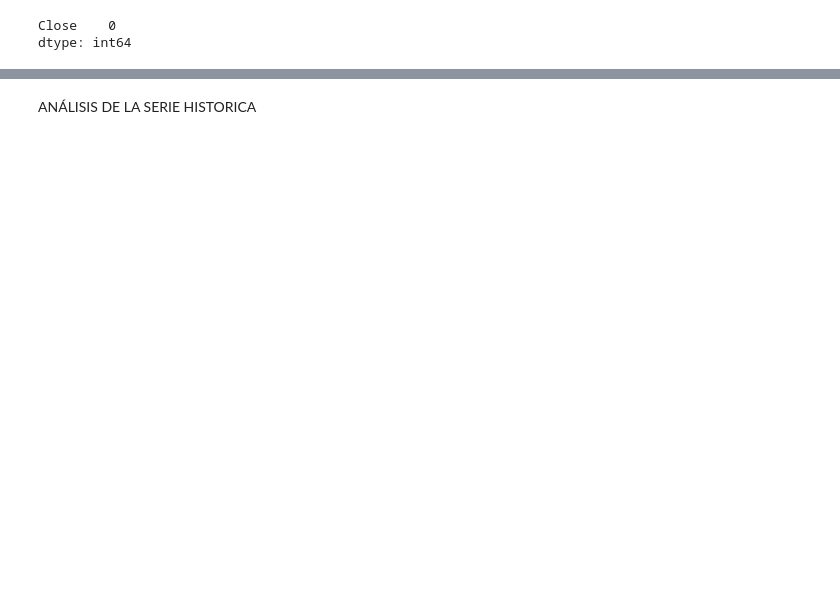
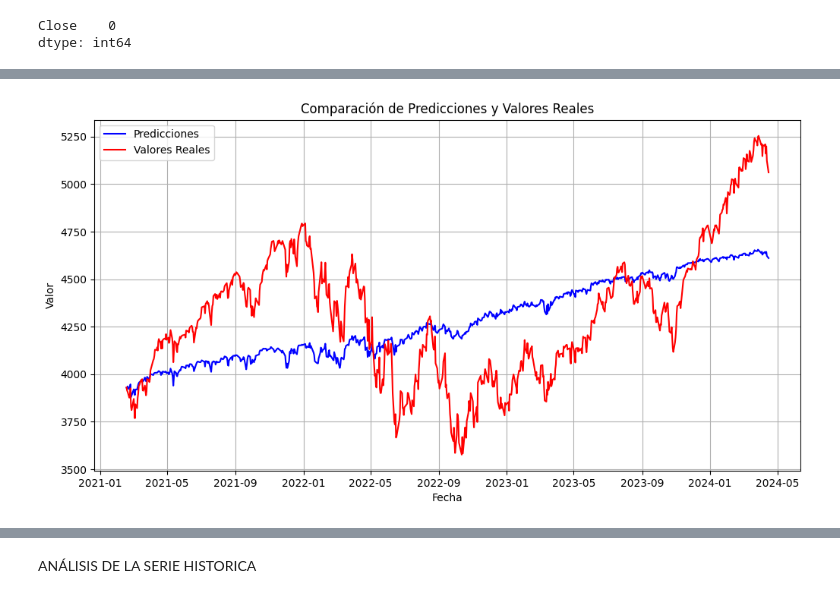
Before and after one commit to lgarnov19/TFM_Prediccion_SP500, a Jupyter notebook: TFM_AutoArima.ipynb, the cells around one changed output, grey strips where cells are left out. Saved outputs shown, nothing was run; the diff lists cells and outputs as text; code cells hidden in the pictures; blank space fills up the shorter version.

```diff
--- a/TFM_AutoArima.ipynb
+++ b/TFM_AutoArima.ipynb
@@ -136,0 +566,2 @@ sp500_ARIMA.sort_index(inplace=True)
+# %%
+predictions_arimax1_new_df=predictions_arimax1_new.to_frame()
@@ -136,0 +577,6 @@ sp500_ARIMA.sort_index(inplace=True)
+# %%
+# Cambiar directamente el nombre de la primera columna
+predictions_arimax1_new_df.columns = ['Prediccion'] + predictions_arimax1_new_df.columns[1:].tolist()
+
+# Verificar los cambios
+print(predictions_arimax1_new_df.head())
@@ -136,0 +597,6 @@ sp500_ARIMA.sort_index(inplace=True)
+# %%
+# Asignar el índice de fechas de y_test_arimax1_new al DataFrame de predicciones
+predictions_arimax1_new_df.index = y_test_arimax1_new.index
+
+# Verificar los cambios mostrando las primeras filas del DataFrame actualizado
+print(predictions_arimax1_new_df.head())
@@ -136,0 +630,27 @@ sp500_ARIMA.sort_index(inplace=True)
+# %%
+# Convertir índices a datetime si aún no están convertidos
+predictions_arimax1_new_df.index = pd.to_datetime(predictions_arimax1_new_df.index)
+y_test_arimax1_new_df.index = pd.to_datetime(y_test_arimax1_new_df.index)
+# %%
+# Configurar el tamaño de la figura
+plt.figure(figsize=(12, 6))
+
+# Graficar las predicciones, asegurándote de usar el nombre correcto de la columna
+plt.plot(predictions_arimax1_new_df.index, predictions_arimax1_new_df['Prediccion'], label='Predicciones', color='blue')
+
+# Graficar los valores reales
+plt.plot(y_test_arimax1_new_df.index, y_test_arimax1_new_df['Close'], label='Valores Reales', color='red')
+
+# Añadir título y etiquetas
+plt.title('Comparación de Predicciones y Valores Reales')
+plt.xlabel('Fecha')
+plt.ylabel('Valor')
+plt.legend()
+
+# Añadir cuadrícula
+plt.grid(True)
+
+# Mostrar el gráfico
+plt.show()
+# %% [output]
+[figure, added]
```
Also changed, not shown: parts of 79 cells of this notebook.
